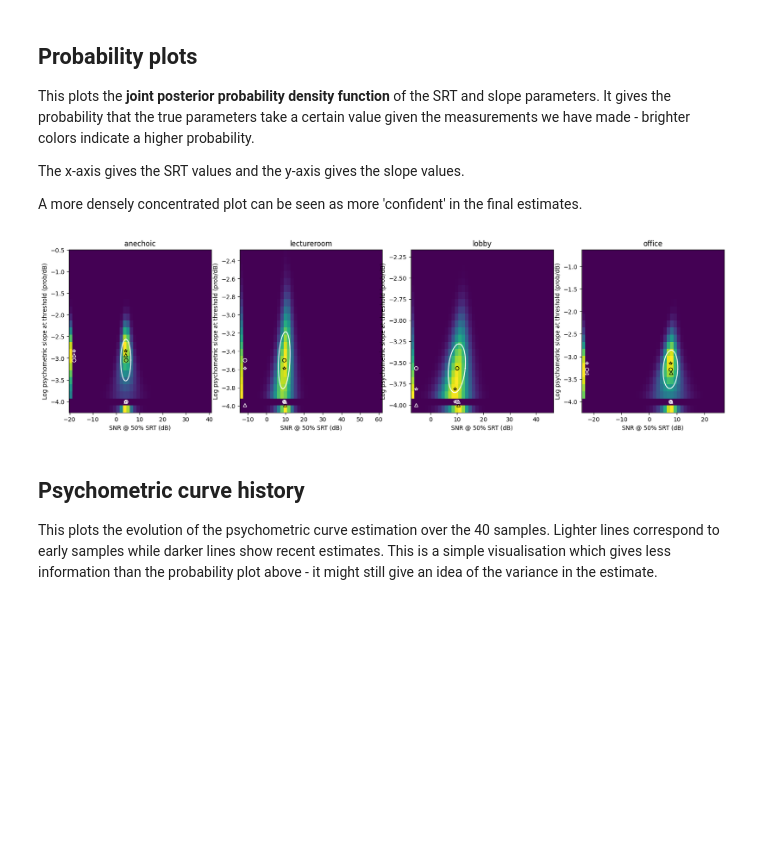
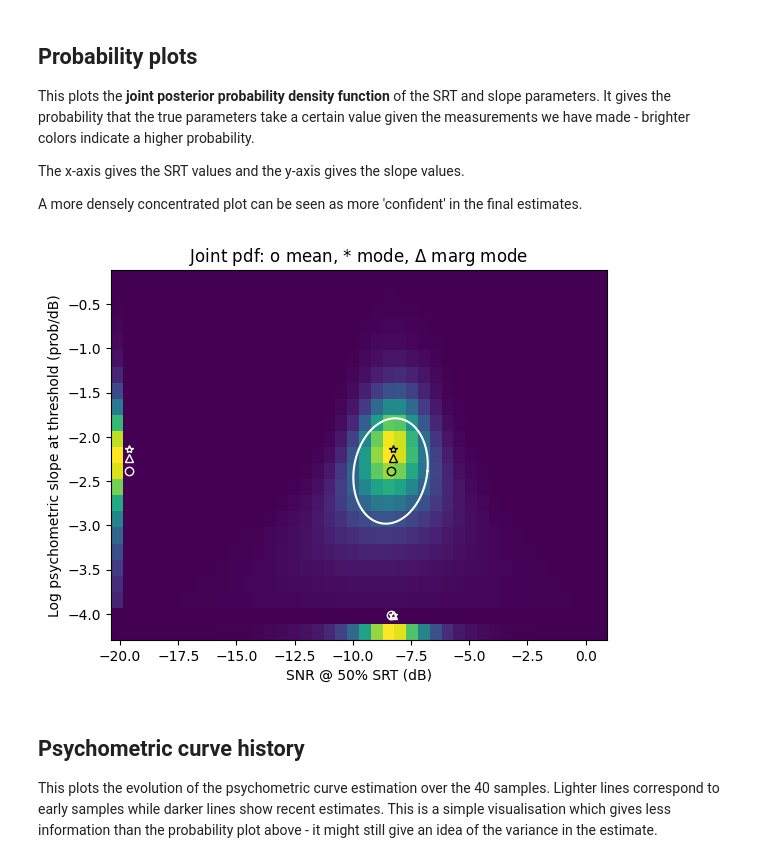
Before and after one commit to ed1016/pybasie, a Jupyter notebook: demos/analyse_results.ipynb, the cells around one changed output. Cells and saved outputs as stored; diff of their text form; code cells hidden in the pictures; blank space fills up the shorter version.

```diff
--- a/demos/analyse_results.ipynb
+++ b/demos/analyse_results.ipynb
@@ -79,16 +91,9 @@ The x-axis gives the SRT values and the y-axis gives the slope values.
 
 A more densely concentrated plot can be seen as more 'confident' in the final estimates.
 # %%
-fig, axs=plt.subplots(nrows=1, ncols=len(conditionlist), figsize=(5*len(conditionlist),5))
-for i in range(len(conditionlist)):
-    plt.sca(axs[i])
-    estimatelist[i].plot('p',0)
-    plt.title(conditionlist[i])
-#     axs[i].set_xlim([-10,15])
-#     axs[i].set_ylim([-4,0])
-plt.savefig('blaadprob.pdf', bbox_inches='tight')
+estimate.plot('p',0)
 # %% [output]
-[figure, old version]
+[figure, new version]
 # %% [markdown]
 ## Psychometric curve history
 This plots the evolution of the psychometric curve estimation over the 40 samples. Lighter lines correspond to early samples while darker lines show recent estimates. This is a simple visualisation which gives less information than the probability plot above - it might still give an idea of the variance in the estimate.
```
Also changed, not shown: parts of 17 cells of this notebook, 13 other files.
